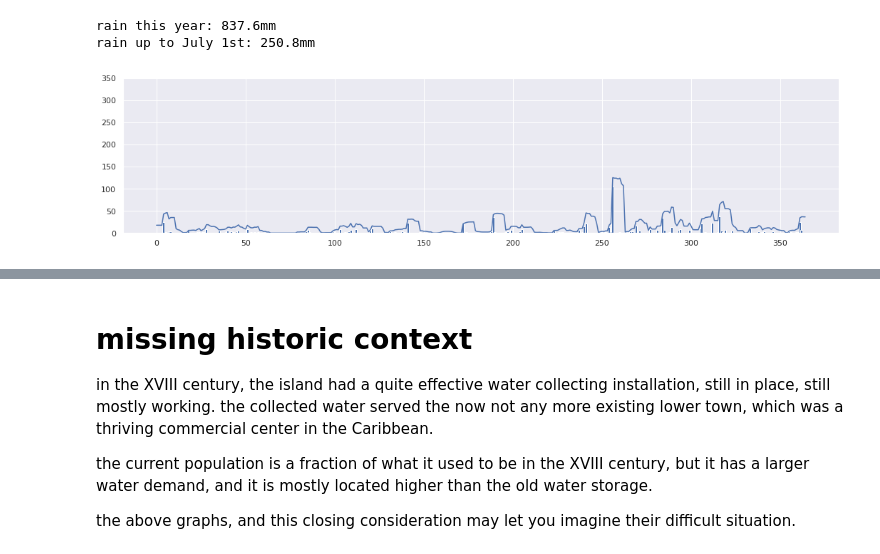
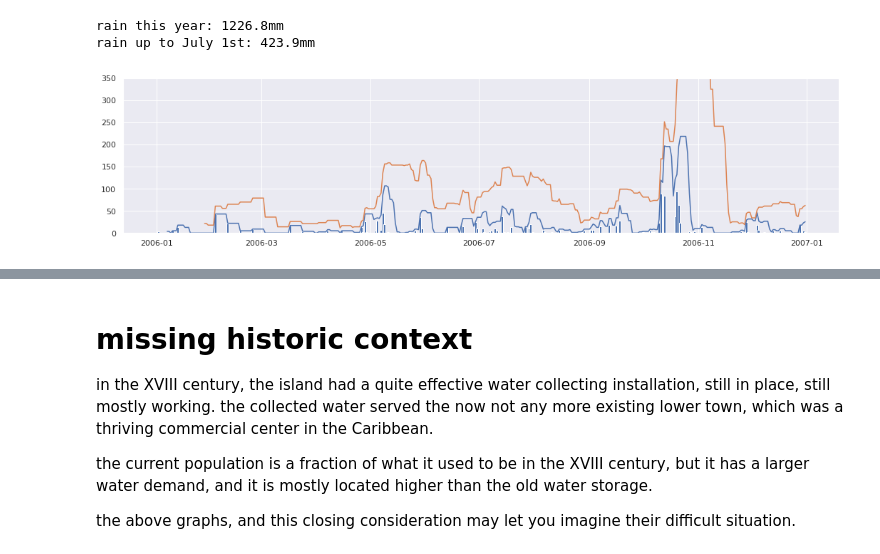
Before and after one commit to mfrasca/notebooks, a Jupyter notebook: SintEustatius/RainData.ipynb, the cells around one changed output, grey strips where cells are left out. Saved outputs shown, nothing was run; the diff lists cells and outputs as text; code cells hidden in the pictures.

```diff
--- a/SintEustatius/RainData.ipynb
+++ b/SintEustatius/RainData.ipynb
@@ -20,26 +20,22 @@ import pandas as pd
 %matplotlib inline
 import matplotlib.pyplot as plt
 import seaborn; seaborn.set() # Plot styling
-# %%
-raw_data = pd.read_csv('raindata-day.csv', comment='#')
-timestamped_data = pd.DataFrame({'mm': raw_data.mm.values},
-                                index=pd.to_datetime(raw_data.date, dayfirst=True))
 # %%
-def plot_year(year, bootstrap={}):
+def plot_year(year):
     '''use the global timestamped_data to plot a year
 
     return the last value of the 7 days running sum, and the yearly data.
     '''
 
-    from datetime import datetime, timedelta
-    # build the empty DataFrame
-    duration = 365 + (year % 4 == 0 and 1 or 0)
-    data = pd.DataFrame(index=[datetime(year, 1, 1) + timedelta(i, 0) for i in range(duration)])
+    date_range = pd.date_range(pd.to_datetime("%s" % year), "%s-12-31" % year)
+    data = pd.DataFrame(index=date_range)
     # populate it with the relevant data
-    data['mm'] = timestamped_data.mm[(timestamped_data.index >= datetime(year, 1, 1)) &
-                                     (timestamped_data.index < datetime(year + 1, 1, 1))]
-    # fill in the blanks (the NaNs)
-    data['mm'].fillna(0, inplace=True)
+    data['mm'] = timestamped_data.mm[(timestamped_data.index >= date_range[0]) &
+                                     (timestamped_data.index <= date_range[-1])]
+    data['7d'] = timestamped_data['7d'][(timestamped_data.index >= date_range[0]) &
+                                        (timestamped_data.index <= date_range[-1])]
+    data['4w'] = timestamped_data['4w'][(timestamped_data.index >= date_range[0]) &
+                                        (timestamped_data.index <= date_range[-1])]
 
     # for reference, print the yearly sum
     print('rain this year: %0.1fmm' % data['mm'].sum())
@@ -49,20 +45,10 @@ def plot_year(year, bootstrap={}):
     plt.figure(figsize=(18, 4))
 
     # plot the daily readings
-    plt.bar(range(data.shape[0]), data.mm, width=1.2)
+    plt.bar(data.index, data.mm, width=1.2)
 
-    result = {}
-
-    # construct and plot a seven days running sum.
-    for window in [7]:
-        a = data.mm.values
-        a[0] += bootstrap.get(window, 0)
-        a = a.cumsum()
-        a[window:] -= a[:-window]
-        result[window] = a[-1]
-        plt.plot(a)
+    plt.plot(data['7d'])
+    plt.plot(data['4w'])
 
     # define a uniform top and bottom for the cumulative rain
     plt.ylim(top = 350, bottom = 0)
-    result['data'] = data
-    return result
@@ -141,6 +54,0 @@ rain up to July 1st: 444.4mm
-# %%
-values = plot_year(2018, values)
-# %% [output]
-rain this year: 837.6mm
-rain up to July 1st: 250.8mm
-[figure, removed]
@@ -146,0 +73,6 @@ rain up to July 1st: 250.8mm
+# %%
+plot_year(2006);
+# %% [output]
+rain this year: 1226.8mm
+rain up to July 1st: 423.9mm
+[figure, added]
```
Also changed, not shown: parts of 27 cells of this notebook.
